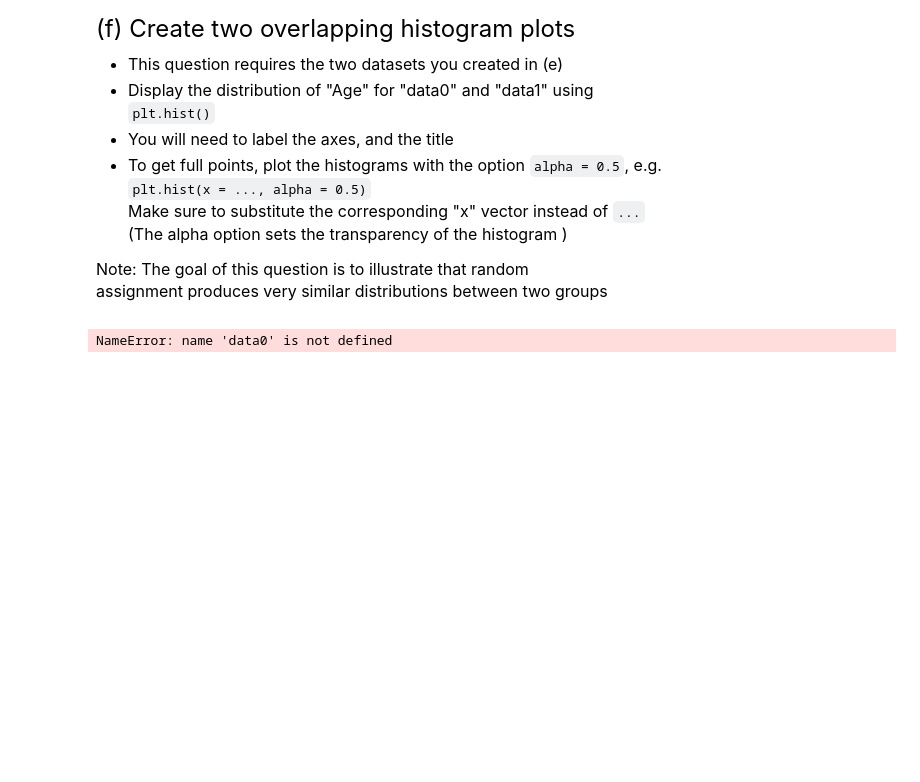
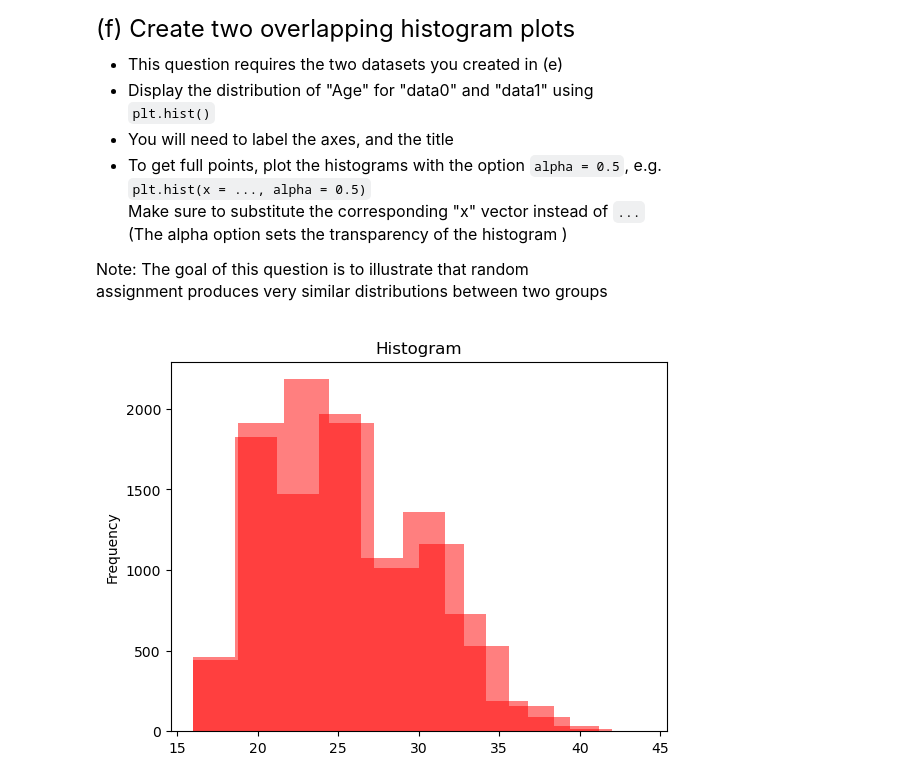
Before and after one commit to SeanB367/qtm151spring2024, a Jupyter notebook: Quiz2/Quiz 2.ipynb, the cells around one changed output. Saved outputs shown, nothing was run; the diff lists cells and outputs as text; code cells hidden in the pictures; blank space fills up the shorter version.

```diff
--- a/Quiz2/Quiz 2.ipynb
+++ b/Quiz2/Quiz 2.ipynb
@@ -226,9 +226,7 @@ store it in a new dataset called "data1"
 
 n = len(fifa)
 
-random_var = np.random.uniform(low=0, high=1, size=n)
-
-random_var = fifa["random_var"]
+fifa["random_var"] = np.random.uniform(low = 0, high = 1, size = n)
 
 data0 = fifa.query("random_var < 0.5")
 data1 = fifa.query("random_var >= 0.5")
@@ -255,16 +251,14 @@ assignment produces very similar distributions between two groups
 # %%
 # Write your own code
 
-list_data = [data0, data1]
+def red_histogram(vec_x, title):
+    plt.hist(x = vec_x, color = "red", alpha = 0.5)
+    plt.title(title)
+    plt.ylabel("Frequency")
 
-for data in list_data:
-    plt.hist(fifa['Age'], alpha=0.5)
 
-plt.title('Age Subset by Data')
-plt.xlabel('Age')
-plt.ylabel('Frequency')
-plt.legend(labels = list_data,
-           title  = "Age")
+red_histogram(vec_x = data0["Age"], title = "Histogram")
+red_histogram(vec_x = data1["Age"], title = "Histogram")
 plt.show()
 # %% [output]
-NameError: name 'data0' is not defined
+[figure, added]
```
Also changed, not shown: parts of 2 cells of this notebook, 5 other files.
